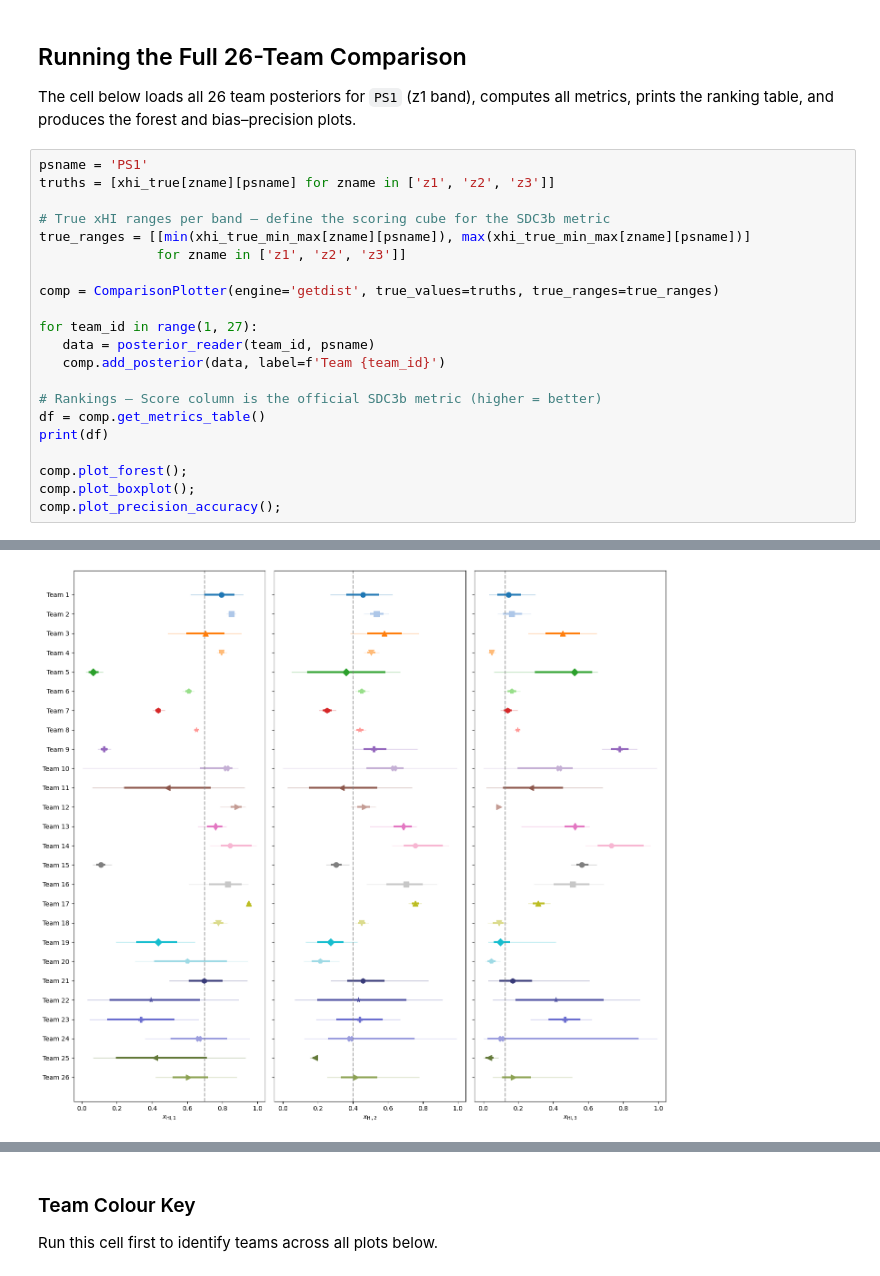
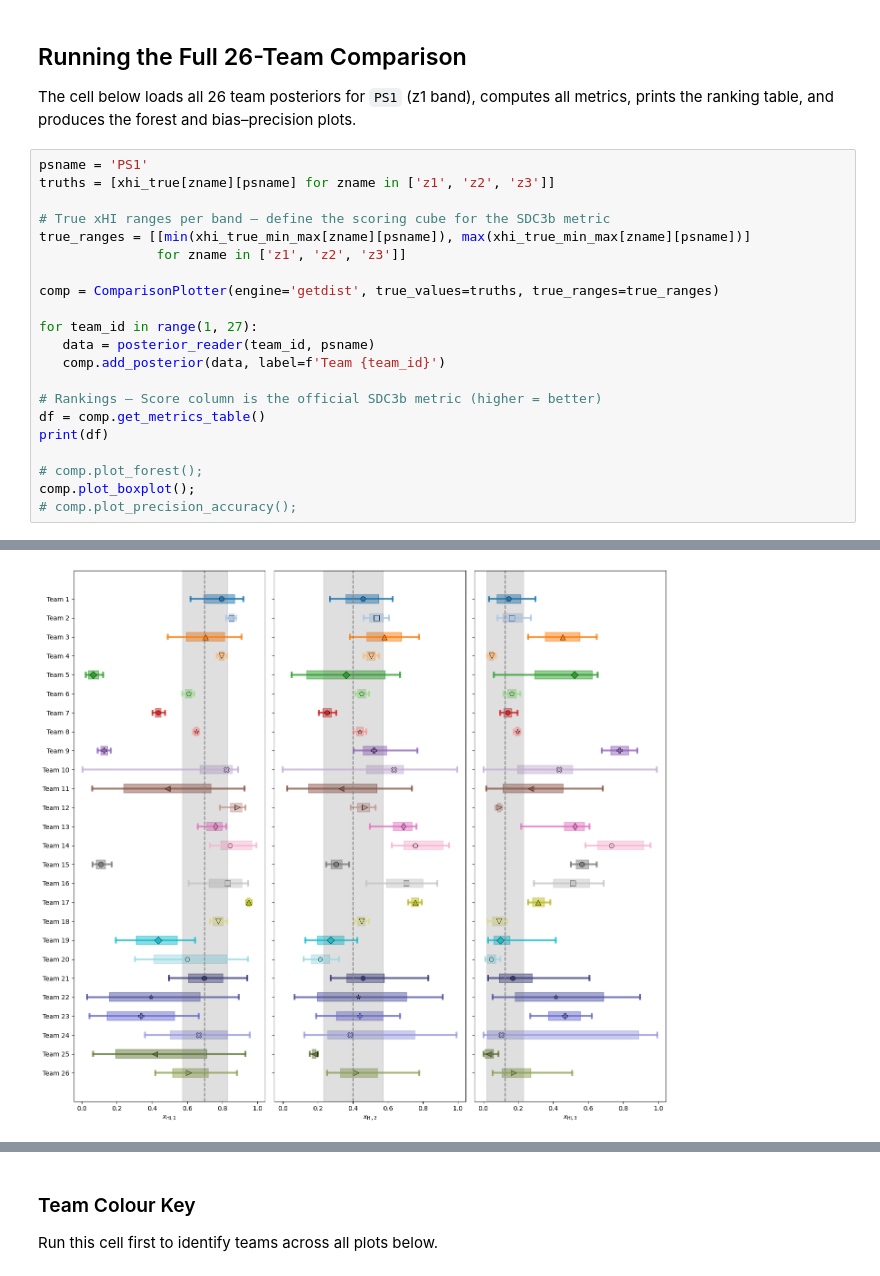
Before and after one commit to sambit-giri/sdc3b_results_comparison, a Jupyter notebook: sdc3b_mock_posteriors.ipynb, the cells around one changed output, grey strips where cells are left out. Cells and saved outputs as stored; diff of their text form.

```diff
--- a/sdc3b_mock_posteriors.ipynb
+++ b/sdc3b_mock_posteriors.ipynb
@@ -698,33 +702,33 @@ true_ranges = [[min(xhi_true_min_max[zname][psname]), max(xhi_true_min_max[zname
 
 comp = ComparisonPlotter(engine='getdist', true_values=truths, true_ranges=true_ranges)
 
 for team_id in range(1, 27):
    data = posterior_reader(team_id, psname)
    comp.add_posterior(data, label=f'Team {team_id}')
 
 # Rankings — Score column is the official SDC3b metric (higher = better)
 df = comp.get_metrics_table()
 print(df)
 
-comp.plot_forest();
+# comp.plot_forest();
 comp.plot_boxplot();
-comp.plot_precision_accuracy();
+# comp.plot_precision_accuracy();
 # %% [output]
        Team     Z_1     Z_2     Z_3  Mahalanobis   Score
 23  Team 24   0.197   0.279   0.395        0.522  0.2266
 10  Team 11   0.899   0.272   0.947        1.334  0.0628
 0    Team 1   1.106   0.639   0.408        1.412  0.5505
 9   Team 10   0.117   0.993   1.425        1.564  0.0881
 20  Team 21   0.071   0.619   0.563        1.905  0.6376
 18  Team 19   2.298   1.619   0.023        2.506  0.1113
 17  Team 18   3.145   2.554   1.151        3.341  0.9365
 25  Team 26   0.686   0.337   0.681        3.382  0.3979
 2    Team 3   0.083   1.833   3.329        3.802  0.0035
 15  Team 16   1.349   2.901   3.765        3.952  0.0038
 19  Team 20   0.451   3.498   3.260        4.803  0.1662
 ... (11 lines left out)
 8    Team 9  16.080   1.589  12.768       20.588  0.0000
 4    Team 5  24.023   0.182   2.149       24.140  0.0000
 16  Team 17  38.524  18.134   5.844       44.093  0.0000
 14  Team 15  21.314   2.704  12.018       61.061  0.0000
-[figure, old version]
+[figure, new version]
```
Also changed, not shown: parts of 8 cells of this notebook.
